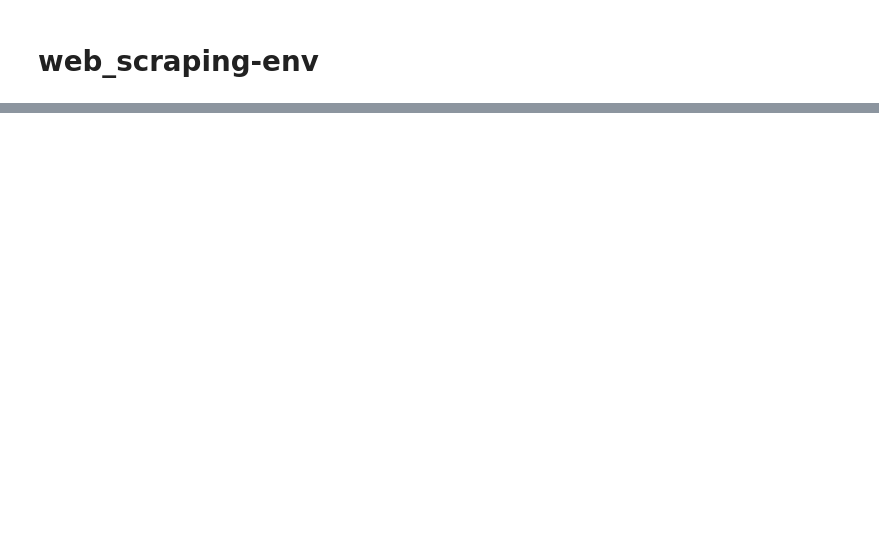
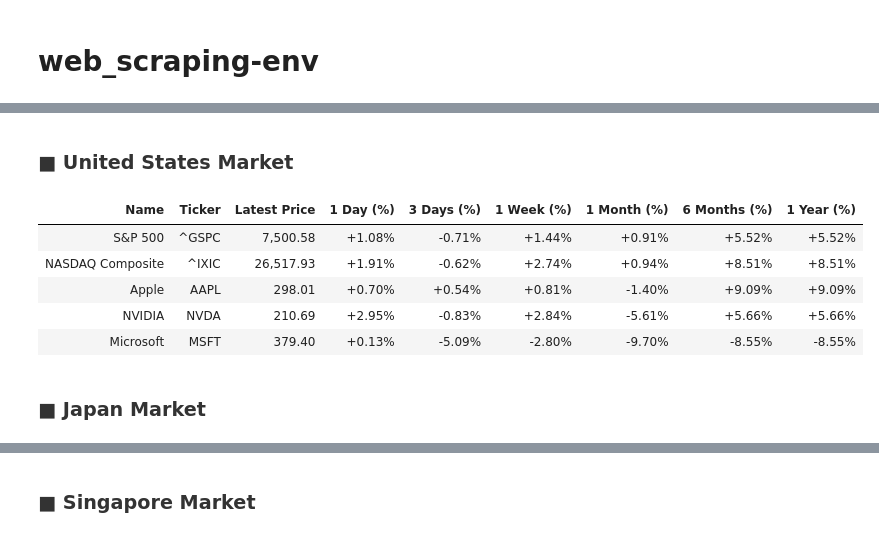
Before and after one commit to mrsmmori1234/notebooks_rep, a Jupyter notebook: notebooks/daily_execution.ipynb, the cells around one changed output, grey strips where cells are left out. Saved outputs shown, nothing was run; the diff lists cells and outputs as text; code cells hidden in the pictures; blank space fills up the shorter version.

```diff
--- a/notebooks/daily_execution.ipynb
+++ b/notebooks/daily_execution.ipynb
@@ -129,0 +226,38 @@ print(f"Week Number (Sunday start): {week_number}")
+# %%
+# =====================================================================
+# CONFIGURATION & EXECUTION (Segmented by Market)
+# =====================================================================
+MARKET_TICKERS = {
+    "United States": {
+        "S&P 500": "^GSPC",
+        "NASDAQ Composite": "^IXIC",
+        "Apple": "AAPL",
+        "NVIDIA": "NVDA",
+        "Microsoft": "MSFT",
+    },
+    "Japan": {
+        "Nikkei 225": "^N225",
+        "Toyota Motor": "7203.T",
+        "Sony Group": "6758.T",
+        "Mitsubishi UFJ Financial": "8306.T",
+    },
+    "Singapore": {
+        "STI Index": "^STI",
+        "DBS Group": "D05.SI",
+        "UOB": "U11.SI",
+        "Singtel": "Z74.SI",
+        "CapitaLand Ascendas REIT": "A17U.SI",
+    }
+}
+
+# Run and display the segmented tables
+show_market_performances(MARKET_TICKERS)
+# %% [output]
+■ United States Market
+| Name | Ticker | Latest Price | 1 Day (%) | 3 Days (%) | 1 Week (%) | 1 Month (%) | 6 Months (%) | 1 Year (%) |
+| S&P 500 | ^GSPC | 7,500.58 | +1.08% | -0.71% | +1.44% | +0.91% | +5.52% | +5.52% |
+| NASDAQ Composite | ^IXIC | 26,517.93 | +1.91% | -0.62% | +2.74% | +0.94% | +8.51% | +8.51% |
+| Apple | AAPL | 298.01 | +0.70% | +0.54% | +0.81% | -1.40% | +9.09% | +9.09% |
+| NVIDIA | NVDA | 210.69 | +2.95% | -0.83% | +2.84% | -5.61% | +5.66% | +5.66% |
+| Microsoft | MSFT | 379.40 | +0.13% | -5.09% | -2.80% | -9.70% | -8.55% | -8.55% |
+■ Japan Market
@@ -129,0 +269 @@ print(f"Week Number (Sunday start): {week_number}")
+■ Singapore Market
```
Also changed, not shown: parts of 7 cells of this notebook, 3 other files.
